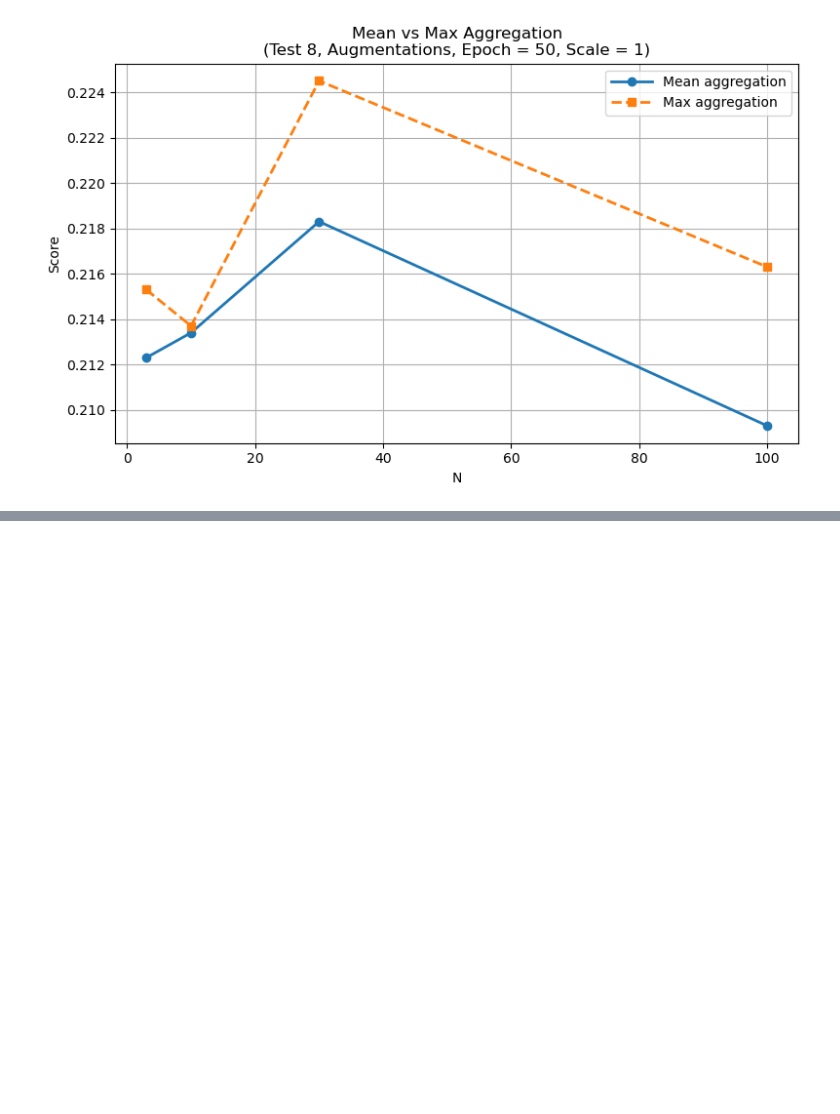
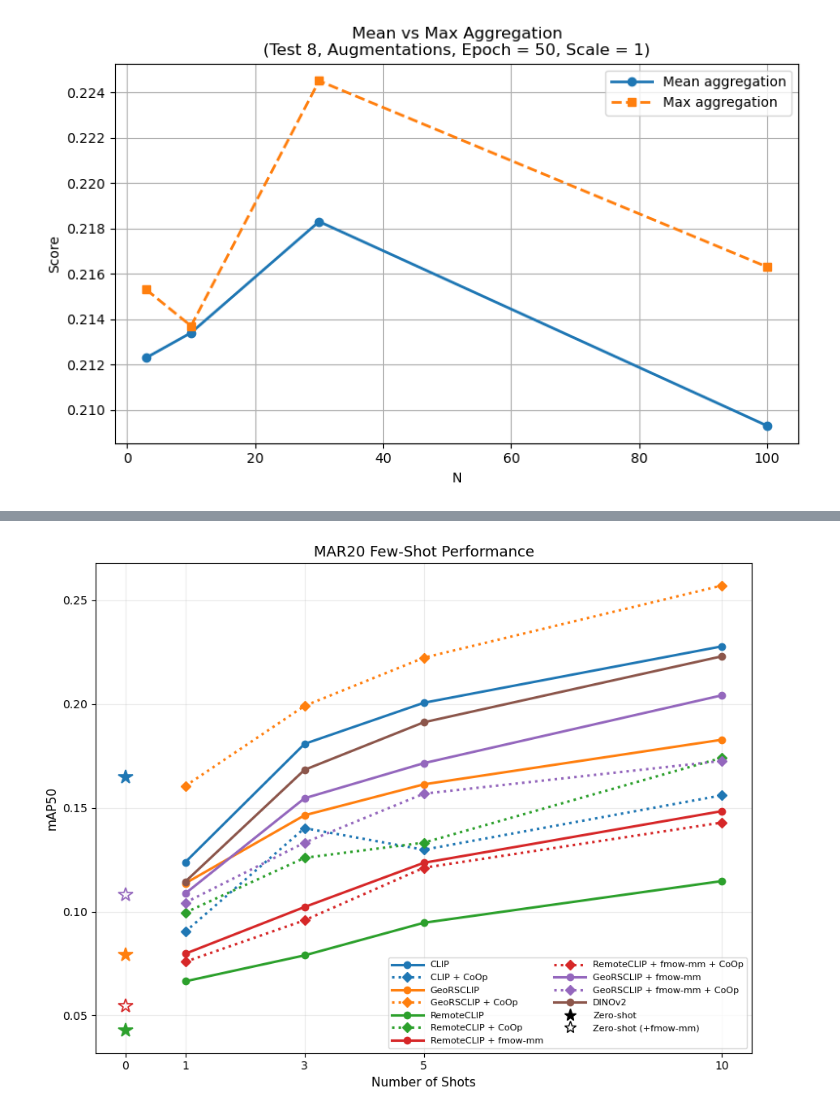
Before and after one commit to madelineloui/ovdsat, a Jupyter notebook: plots.ipynb, the cells around one changed output, grey strips where cells are left out. Saved outputs shown, nothing was run; the diff lists cells and outputs as text; code cells hidden in the pictures; blank space fills up the shorter version.

```diff
--- a/plots.ipynb
+++ b/plots.ipynb
@@ -853,0 +674,28 @@ plt.show()
+# %%
+# MAR20
+
+data = {
+    "CLIP": [0.1646, 0.1238, 0.1808, 0.2006, 0.2278],
+    "CLIP + CoOp": [None, 0.0903, 0.1402, 0.1298, 0.1560],
+
+    "GeoRSCLIP": [0.0792, 0.1136, 0.1464, 0.1613, 0.1828],
+    "GeoRSCLIP + CoOp": [None, 0.1605, 0.1991, 0.2223, 0.2571],
+
+    "RemoteCLIP": [0.0426, 0.0664, 0.0789, 0.0946, 0.1147],
+    #"RemoteCLIP + CoOp": [None, 0.0698, 0.0797, 0.1005, 0.1161],
+    "RemoteCLIP + CoOp": [None, 0.0995, 0.1259, 0.1332, 0.1741],
+
+    "RemoteCLIP + fmow-mm": [0.0544, 0.0797, 0.1022, 0.1235, 0.1484],
+    "RemoteCLIP + fmow-mm + CoOp": [None, 0.0758, 0.0958, 0.1211, 0.1429],
+
+    "GeoRSCLIP + fmow-mm": [0.1081, 0.1087, 0.1546, 0.1715, 0.2042],
+    "GeoRSCLIP + fmow-mm + CoOp": [None, 0.1043, 0.1332, 0.1568, 0.1726],
+
+    "DINOv2": [None, 0.1144, 0.1683, 0.1912, 0.2230],
+}
+
+title = "MAR20 Few-Shot Performance"
+
+plot_fewshot(data, title)
+# %% [output]
+[figure, added]
```
Also changed, not shown: parts of 18 cells of this notebook, 5 other files.
